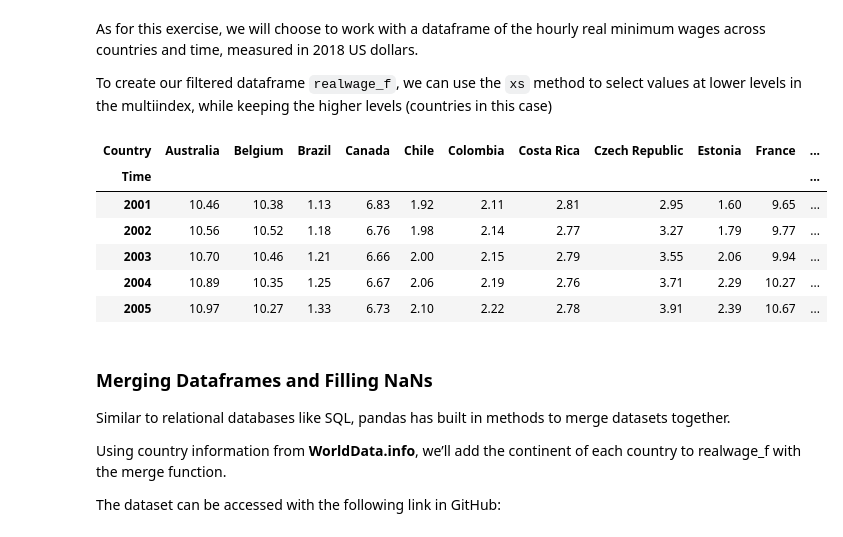
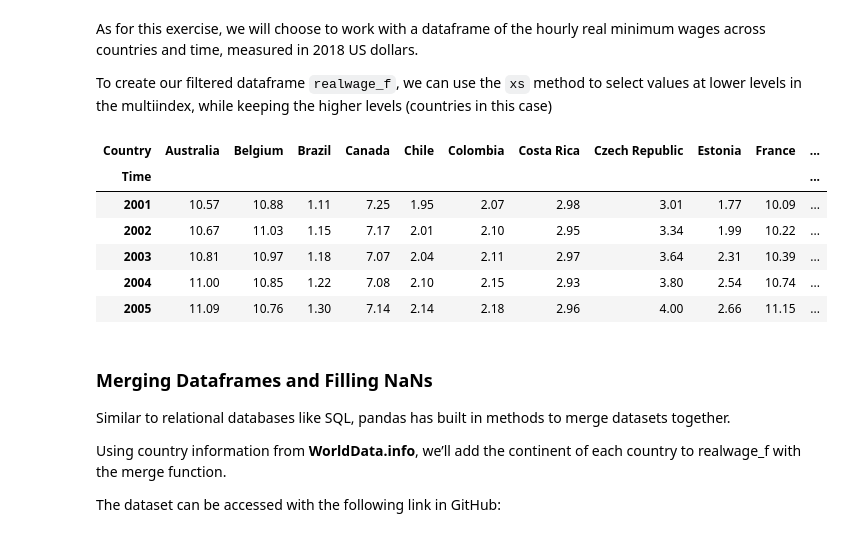
Before and after one commit to fvgm-spec/medium_notebooks, a Jupyter notebook: pandas_panel_data/real_wage_data_in_pandas.ipynb, the cells around one changed output. Cells and saved outputs as stored; diff of their text form; code cells hidden in the pictures.

```diff
--- a/pandas_panel_data/real_wage_data_in_pandas.ipynb
+++ b/pandas_panel_data/real_wage_data_in_pandas.ipynb
@@ -161,17 +166,17 @@ As for this exercise, we will choose to work with a dataframe of the hourly real
 
 To create our filtered dataframe `realwage_f`, we can use the `xs` method to select values at lower levels in the multiindex, while keeping the higher levels (countries in this case)
 # %%
-realwage_f = realwage.xs(('Hourly', 'In 2018 constant prices at 2018 USD PPPs'),
+realwage_f = realwage.xs(('Hourly', 'In 2020 constant prices at 2020 USD PPPs'),
                          level=('Pay period', 'Series'), axis=1)
 realwage_f.head()
 # %% [output]
 | Country | Australia | Belgium | Brazil | Canada | Chile | Colombia | Costa Rica | Czech Republic | Estonia | France | ... |
 | Time |  |  |  |  |  |  |  |  |  |  | ... |
-| 2001 | 10.46 | 10.38 | 1.13 | 6.83 | 1.92 | 2.11 | 2.81 | 2.95 | 1.60 | 9.65 | ... |
-| 2002 | 10.56 | 10.52 | 1.18 | 6.76 | 1.98 | 2.14 | 2.77 | 3.27 | 1.79 | 9.77 | ... |
-| 2003 | 10.70 | 10.46 | 1.21 | 6.66 | 2.00 | 2.15 | 2.79 | 3.55 | 2.06 | 9.94 | ... |
-| 2004 | 10.89 | 10.35 | 1.25 | 6.67 | 2.06 | 2.19 | 2.76 | 3.71 | 2.29 | 10.27 | ... |
-| 2005 | 10.97 | 10.27 | 1.33 | 6.73 | 2.10 | 2.22 | 2.78 | 3.91 | 2.39 | 10.67 | ... |
+| 2001 | 10.57 | 10.88 | 1.11 | 7.25 | 1.95 | 2.07 | 2.98 | 3.01 | 1.77 | 10.09 | ... |
+| 2002 | 10.67 | 11.03 | 1.15 | 7.17 | 2.01 | 2.10 | 2.95 | 3.34 | 1.99 | 10.22 | ... |
+| 2003 | 10.81 | 10.97 | 1.18 | 7.07 | 2.04 | 2.11 | 2.97 | 3.64 | 2.31 | 10.39 | ... |
+| 2004 | 11.00 | 10.85 | 1.22 | 7.08 | 2.10 | 2.15 | 2.93 | 3.80 | 2.54 | 10.74 | ... |
+| 2005 | 11.09 | 10.76 | 1.30 | 7.14 | 2.14 | 2.18 | 2.96 | 4.00 | 2.66 | 11.15 | ... |
 # %% [markdown]
 ### Merging Dataframes and Filling NaNs
 
```
Also changed, not shown: parts of 25 cells of this notebook.
